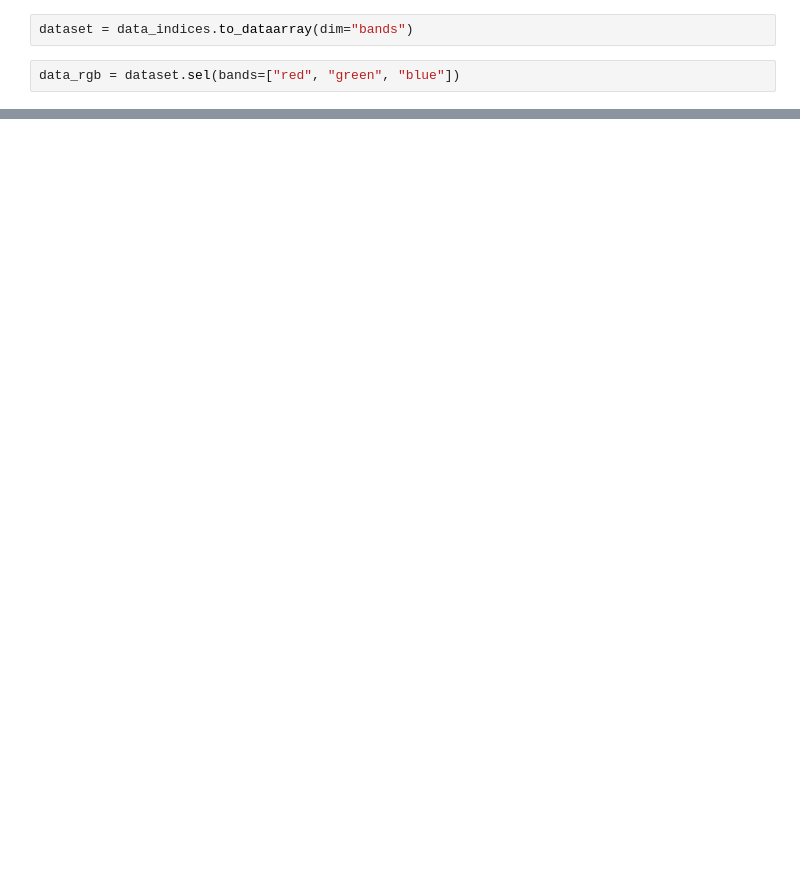
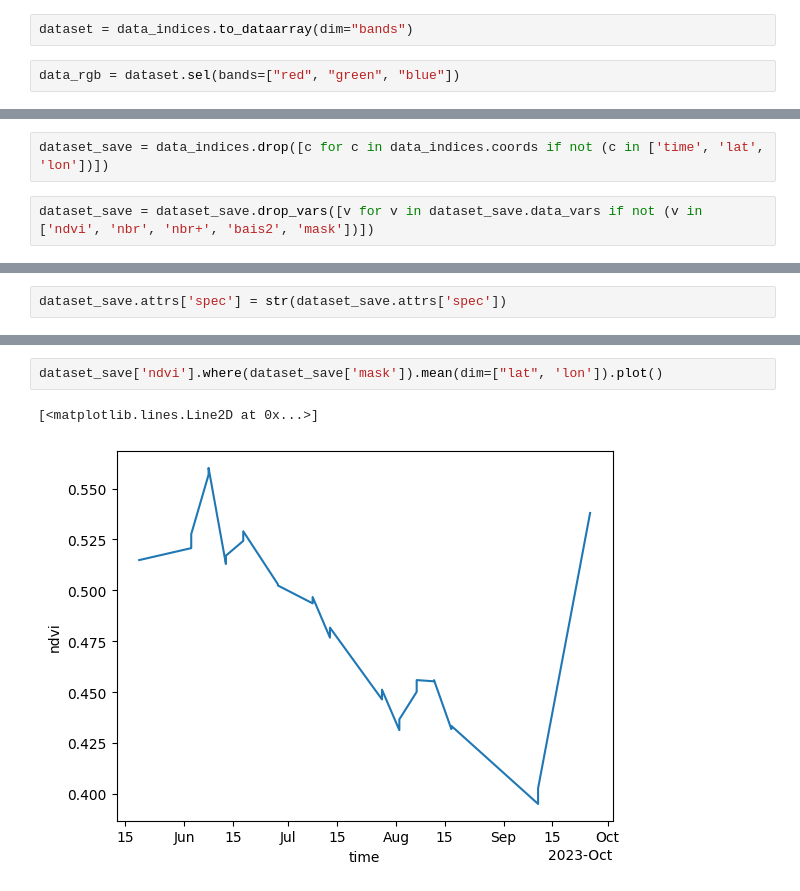
Before and after one commit to yougis/indicateur-Sentinel2, a Jupyter notebook: test_indices_POC.ipynb, the cells around one changed output, grey strips where cells are left out. Saved outputs shown, nothing was run; the diff lists cells and outputs as text; blank space fills up the shorter version.

```diff
--- a/test_indices_POC.ipynb
+++ b/test_indices_POC.ipynb
@@ -191,0 +303,4 @@ data_rgb = dataset.sel(bands=["red", "green", "blue"])
+# %%
+dataset_save = data_indices.drop([c for c in data_indices.coords if not (c in ['time', 'lat', 'lon'])])
+# %%
+dataset_save = dataset_save.drop_vars([v for v in dataset_save.data_vars if not (v in ['ndvi', 'nbr', 'nbr+', 'bais2', 'mask'])])
@@ -191,0 +309,2 @@ data_rgb = dataset.sel(bands=["red", "green", "blue"])
+# %%
+dataset_save.attrs['spec'] = str(dataset_save.attrs['spec'])
@@ -191,0 +364,5 @@ data_rgb = dataset.sel(bands=["red", "green", "blue"])
+# %%
+dataset_save['ndvi'].where(dataset_save['mask']).mean(dim=["lat", 'lon']).plot()
+# %% [output]
+[<matplotlib.lines.Line2D at 0x...>]
+[figure, added]
```
Also changed, not shown: parts of 17 cells of this notebook, 1 other file.
